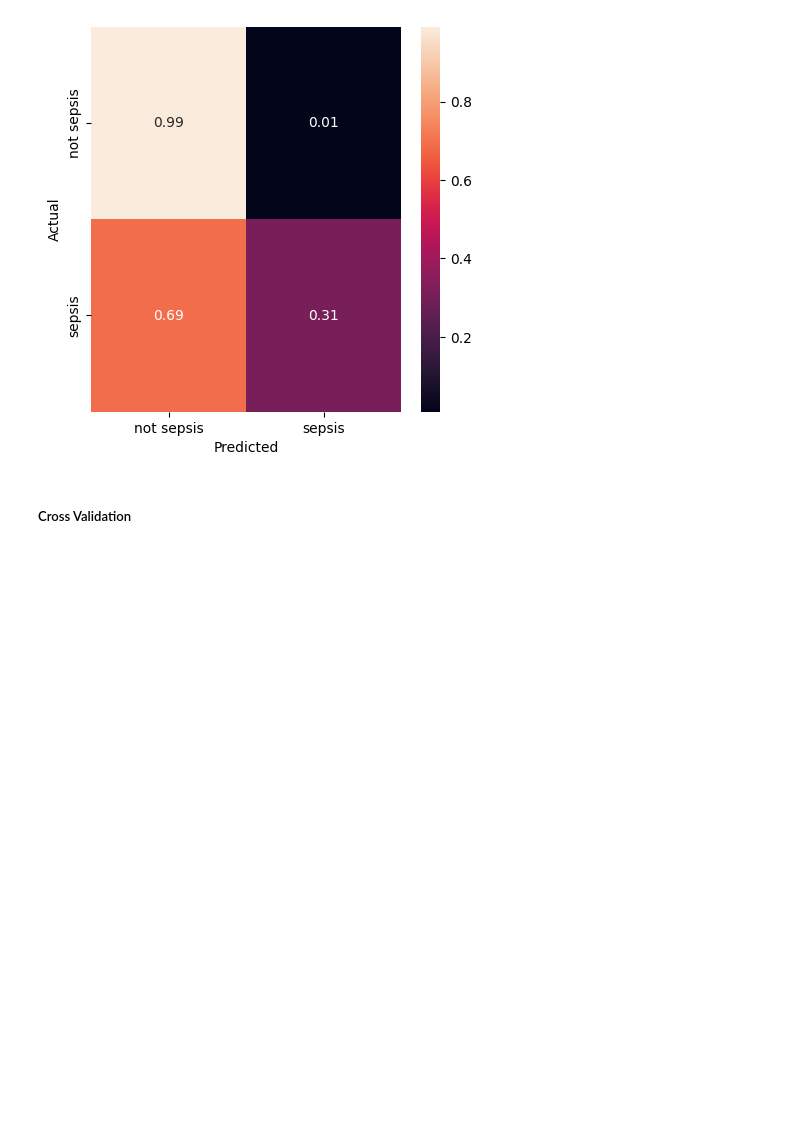
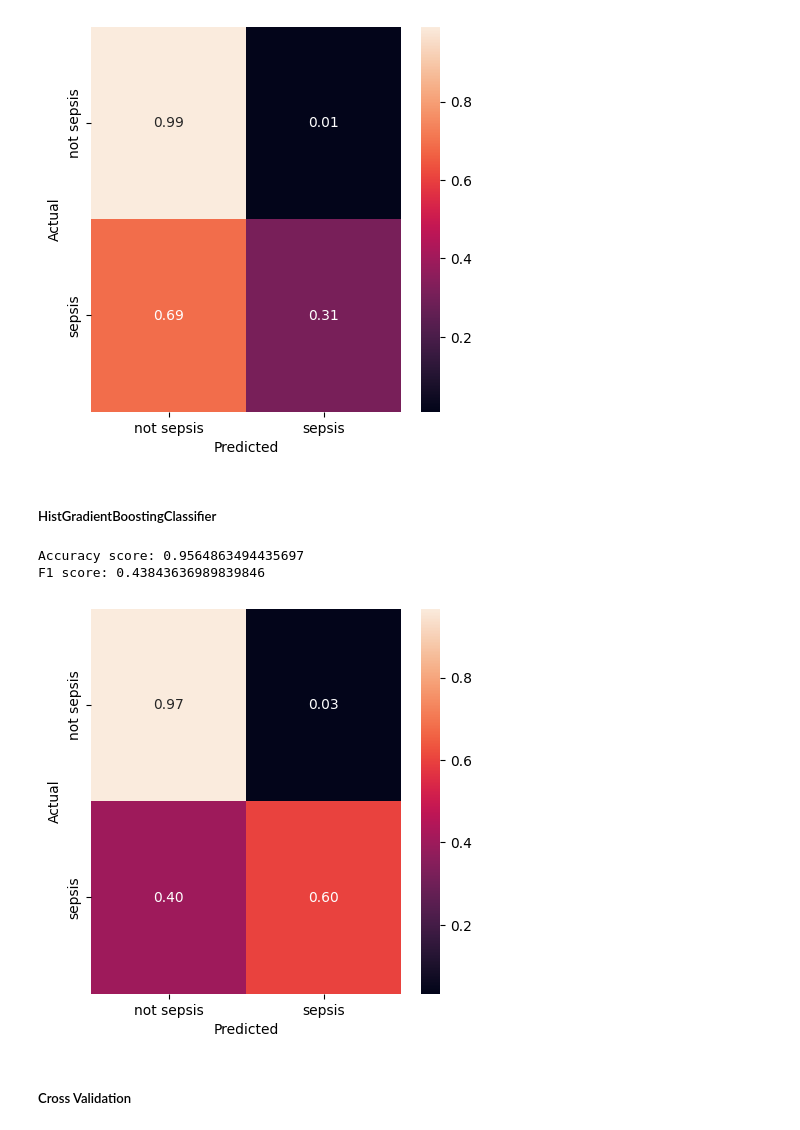
Before and after one commit to carseys/pediatric-sepsis-ml-kaggle, a Jupyter notebook: sepsis-data-preprocessing.ipynb, the cells around one changed output. Drawn from its saved outputs; the diff is of its cells as text; code cells hidden in the pictures; blank space fills up the shorter version.

Commit message:
hgbc added, minor fn changes

```diff
--- a/sepsis-data-preprocessing.ipynb
+++ b/sepsis-data-preprocessing.ipynb
@@ -325,8 +326,8 @@ def measurement_lab_processing(data_dictionary: dict):
     # measurement_lab_extras_ind = measurement_lab_extras.index
     # measurement_lab = measurement_lab.drop(index=measurement_lab_extras_ind, axis=1,inplace=False)
     measurement_lab = measurement_lab.drop_duplicates(subset='uid', keep = False, inplace=False)
-
-    measurement_lab = pd.concat([measurement_lab,measurement_lab_rows]).reset_index(drop=True)
+    if measurement_lab_rows.empty == False:
+        measurement_lab = pd.concat([measurement_lab,measurement_lab_rows]).reset_index(drop=True)
 
     col_inds = [not((i.endswith('_id')) or (i=='uid')) for i in list(measurement_lab.columns)]
     col_names = measurement_lab.columns.values[col_inds]
@@ -789,7 +775,7 @@ def birthday_ubiquity(df: pd.DataFrame, data_dictionary: dict):
     demographics = data_dictionary[demographics_index]
 
     unique_demographics_rows = pd.DataFrame(columns=['new_person_id','gender','birthday'])
-    for patient in np.unique(demographics['person_id']):
+    for patient in tqdm(np.unique(demographics['person_id'])):
         birthday = list(demographics[demographics['person_id']==patient]['birthday_formatted'])[0]
         gender = list(demographics[demographics['person_id']==patient]['gender'])[0]
         unique_demographics_rows.loc[len(unique_demographics_rows)] = [patient, gender, birthday]
@@ -1401,6 +1396,42 @@ xgb, preds = xgb_model(split_data)
 Accuracy score: 0.9662173109951716
 F1 score: 0.40137812230835485
 [figure]
+# %% [markdown]
+##### HistGradientBoostingClassifier
+# %%
+split_data, column_names = format_for_modeling(data_factors_3)
+# %%
+def run_hgbc(data_dictionary: dict):
+    X_train = data_dictionary['X_train']
+    X_test = data_dictionary['X_test']
+    y_train = data_dictionary['y_train']
+    y_test = data_dictionary['y_test']
+
+    # class_weight={0:1,1:150}
+    hgbc_classifier = HistGradientBoostingClassifier(class_weight={0:1,1:50})
+    hgbc_classifier.fit(X_train, y_train)
+
+    y_pred = hgbc_classifier.predict(X_test)
+    accuracy = accuracy_score(y_test, y_pred)
+    print(f"Accuracy score: {accuracy}")
+    f1 = f1_score(y_test,y_pred)
+    print(f"F1 score: {f1}")
+
+    cm = confusion_matrix(y_test, y_pred)
+
+    cmn = cm.astype('float') / cm.sum(axis=1)[:, np.newaxis]
+    fig, ax = plt.subplots(figsize=(5,5))
+    sns.heatmap(cmn, annot=True, fmt='.2f', xticklabels=['not sepsis', 'sepsis'], yticklabels=['not sepsis', 'sepsis'])
+    plt.ylabel('Actual')
+    plt.xlabel('Predicted')
+    plt.show(block=False)
+    return hgbc_classifier, y_pred
+# %%
+hgbc, preds = run_hgbc(split_data)
+# %% [output]
+Accuracy score: 0.9564863494435697
+F1 score: 0.43843636989839846
+[figure, added]
 # %% [markdown]
 ##### Cross Validation
 # %%
```
Also changed, not shown: parts of 6 cells of this notebook, 2 other files.
